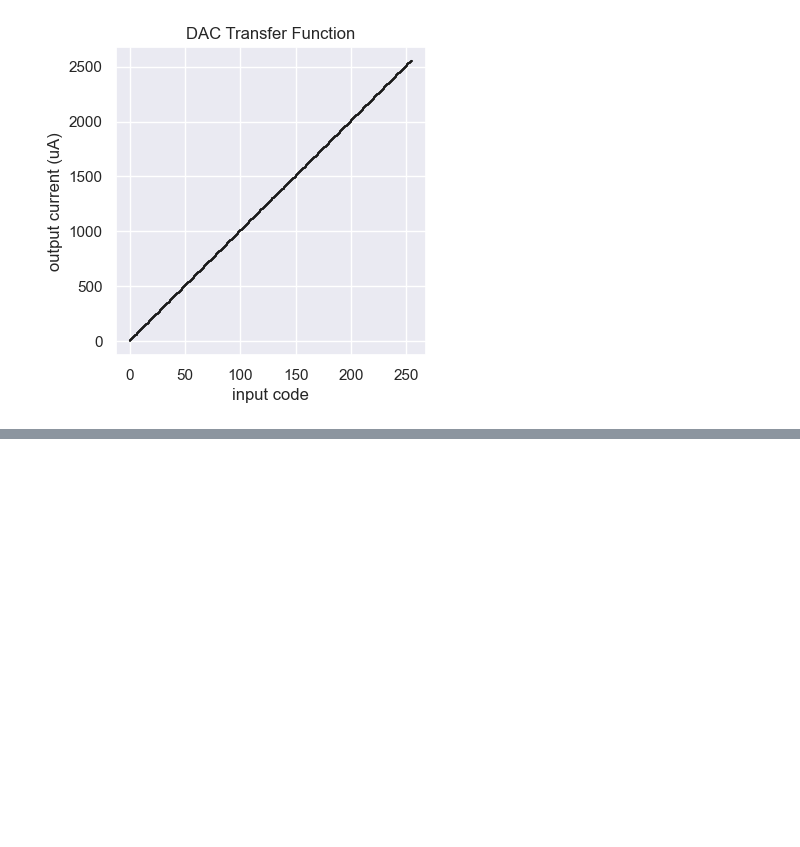
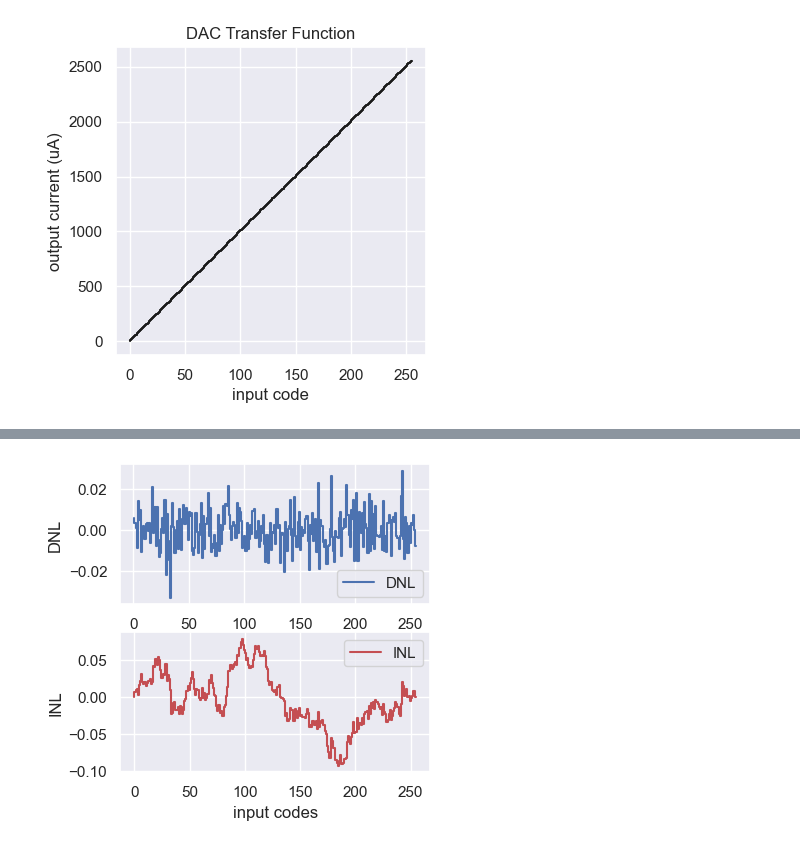
Before and after one commit to das-dias/signal-converters-notebooks, a Jupyter notebook: practical_classes/practical_class_8.ipynb, the cells around one changed output, grey strips where cells are left out. Cells and saved outputs as stored; diff of their text form; code cells hidden in the pictures; blank space fills up the shorter version.

```diff
--- a/practical_classes/practical_class_8.ipynb
+++ b/practical_classes/practical_class_8.ipynb
@@ -218,0 +296,15 @@ ax[1].grid(True)
+# %%
+# plot the DNL and INL
+fig, ax = plt.subplots(2,1, figsize=(4,4))
+ax[0].step(codes[1:], dnl, 'b', label='DNL')
+ax[0].set_xlabel('input codes')
+ax[0].set_ylabel('DNL')
+ax[0].legend()
+ax[0].grid(True)
+ax[1].step(codes, inl, 'r', label='INL')
+ax[1].set_xlabel('input codes')
+ax[1].set_ylabel('INL')
+ax[1].legend()
+ax[1].grid(True)
+# %% [output]
+[figure, added]
```
Also changed, not shown: parts of 19 cells of this notebook.
